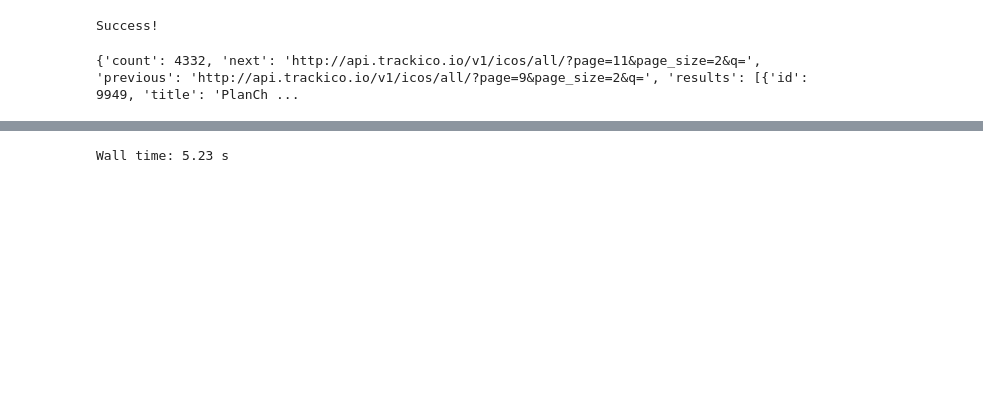
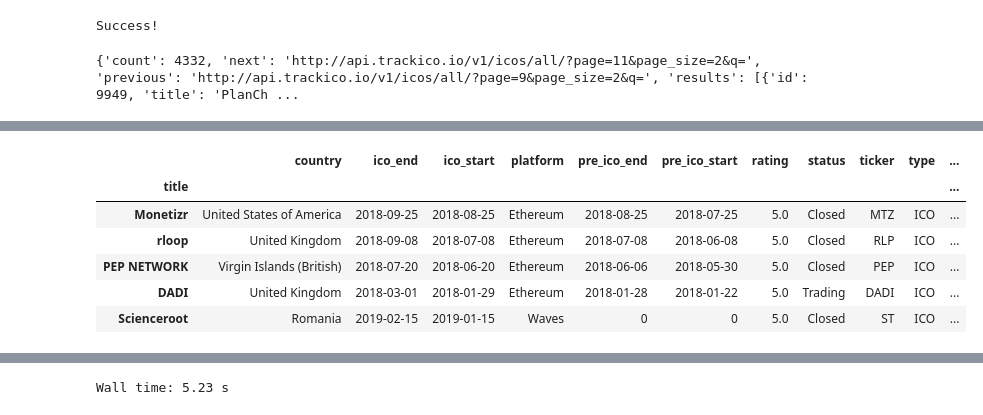
Before and after one commit to eccadena/ICO_Viability_Index, a Jupyter notebook: notebooks/libs/Eric/ready/trackIPO_final.ipynb, the cells around one changed output, grey strips where cells are left out. Drawn from its saved outputs; the diff is of its cells as text; code cells hidden in the pictures; blank space fills up the shorter version.

```diff
--- a/notebooks/libs/Eric/ready/trackIPO_final.ipynb
+++ b/notebooks/libs/Eric/ready/trackIPO_final.ipynb
@@ -157,0 +380,12 @@ working on next en
+# %%
+ICO_API_df_cleaned = copy.deepcopy(ICO_API_df)
+
+ICO_API_df_cleaned.head()
+# %% [output]
+|  | country | ico_end | ico_start | platform | pre_ico_end | pre_ico_start | rating | status | ticker | type | ... |
+| title |  |  |  |  |  |  |  |  |  |  | ... |
+| Monetizr | United States of America | 2018-09-25 | 2018-08-25 | Ethereum | 2018-08-25 | 2018-07-25 | 5.0 | Closed | MTZ | ICO | ... |
+| rloop | United Kingdom | 2018-09-08 | 2018-07-08 | Ethereum | 2018-07-08 | 2018-06-08 | 5.0 | Closed | RLP | ICO | ... |
+| PEP NETWORK | Virgin Islands (British) | 2018-07-20 | 2018-06-20 | Ethereum | 2018-06-06 | 2018-05-30 | 5.0 | Closed | PEP | ICO | ... |
+| DADI | United Kingdom | 2018-03-01 | 2018-01-29 | Ethereum | 2018-01-28 | 2018-01-22 | 5.0 | Trading | DADI | ICO | ... |
+| Scienceroot | Romania | 2019-02-15 | 2019-01-15 | Waves | 0 | 0 | 5.0 | Closed | ST | ICO | ... |
```
Also changed, not shown: parts of 30 cells of this notebook.
